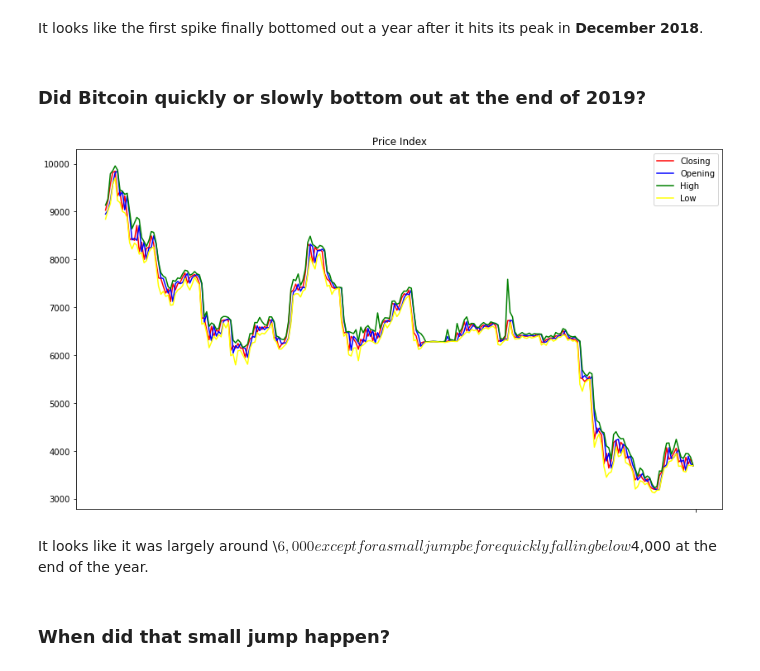
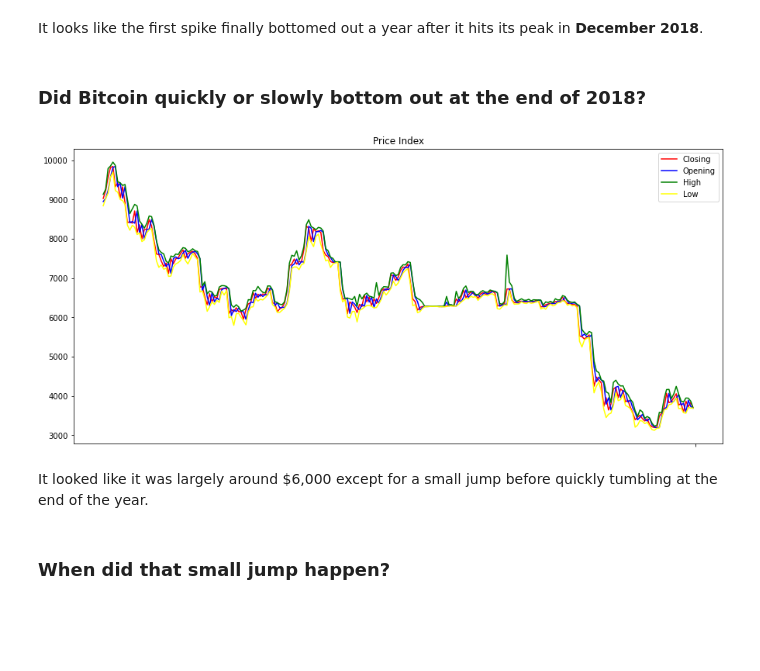
Before and after one commit to kartoffelknoedeln/data-analytics, a Jupyter notebook: bitcoin/bitcoin-analytics.ipynb, the cells around one changed output. Drawn from its saved outputs; the diff is of its cells as text; code cells hidden in the pictures; blank space fills up the shorter version.

```diff
--- a/bitcoin/bitcoin-analytics.ipynb
+++ b/bitcoin/bitcoin-analytics.ipynb
@@ -455,26 +502,26 @@ firstspikebottoming.sort_values(by='Closing', ascending=True).head(10)
 # %% [markdown]
 It looks like the first spike finally bottomed out a year after it hits its peak in <b>December 2018</b>.
 # %% [markdown]
-### Did Bitcoin quickly or slowly bottom out at the end of 2019?
+### Did Bitcoin quickly or slowly bottom out at the end of 2018?
 # %%
 latterhalf2018 = bitcoindata.loc[(bitcoindata['Monthly'] >= '201805') & (bitcoindata['Monthly'] <= '201812')]
 # %%
-plt.figure(figsize=(14,8))
+plt.figure(figsize=(15,7))
 
 plt.title('Price Index')
 plt.plot(latterhalf2018.Date, latterhalf2018.Closing, label='Closing', color='red')
 plt.plot(latterhalf2018.Date, latterhalf2018.Opening, label='Opening', color='blue')
 plt.plot(latterhalf2018.Date, latterhalf2018.High, label='High', color='green')
 plt.plot(latterhalf2018.Date, latterhalf2018.Low, label='Low', color='yellow')
 
 plt.xticks('')
 plt.legend()
 
 plt.show()
 # %% [output]
-[figure, old version]
+[figure, new version]
 # %% [markdown]
-It looks like it was largely around \\$6,000 except for a small jump before quickly falling below $4,000 at the end of the year.
+It looked like it was largely around $6,000 except for a small jump before quickly tumbling at the end of the year.
 # %% [markdown]
 ### When did that small jump happen?
 # %%
```
Also changed, not shown: parts of 127 cells of this notebook, 1 other file.
